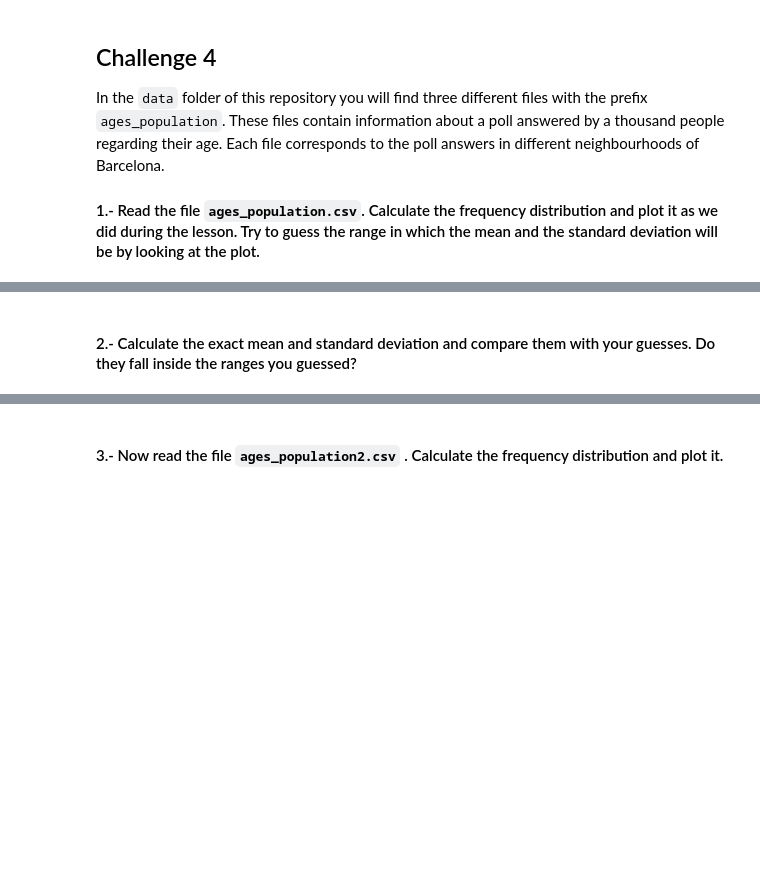
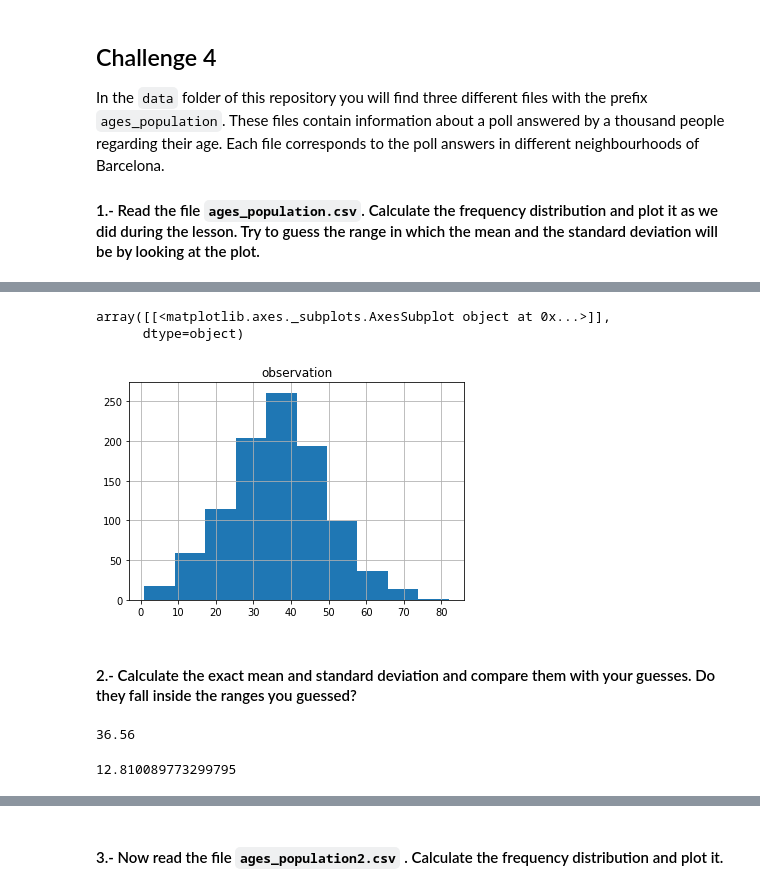
Before and after one commit to ta-data-bcn/descriptive-stats, a Jupyter notebook: your-code/main.ipynb, the cells around one changed output, grey strips where cells are left out. Cells and saved outputs as stored; diff of their text form; code cells hidden in the pictures; blank space fills up the shorter version.

Commit message:
Almost completed but quartile calculation

```diff
--- a/your-code/main.ipynb
+++ b/your-code/main.ipynb
@@ -252,0 +270,3 @@ In the `data` folder of this repository you will find three different files with
+# %%
+df_ages_population_raw = pd.read_csv("../data/ages_population.csv")
+df_ages_population_raw
@@ -253,2 +289,9 @@ In the `data` folder of this repository you will find three different files with
+# %%
+df_ages_population_raw = df_ages_population_raw.drop(columns = ["count"])
+df_ages_population_raw.hist()
+# %% [output]
+array([[<matplotlib.axes._subplots.AxesSubplot object at 0x...>]],
+      dtype=object)
+[figure, added]
 # %% [markdown]
 #### 2.- Calculate the exact mean and standard deviation and compare them with your guesses. Do they fall inside the ranges you guessed?
@@ -260,0 +298,21 @@ your comments here
+# %%
+"""As it is a normal distribution. I expect the mean to be in the center (before 40) and standard deviation
+should fall a bit more than 10 values to the right and left of the mean (range seens to contain around 68% of
+values)"""
+
+mean_ages_1 = mean_calculation_df(df_ages_population_raw, "observation")
+mean_ages_1
+# %% [output]
+36.56
+# %%
+def st_dev(df, mean, column):
+    temp = df.apply(lambda x: (x-mean)**2, axis=1)
+    summation = temp[column].sum()
+    denominator =  df.shape[0]
+    variance = summation / denominator
+    return variance**(1/2)
+
+st_dev_1 = st_dev(df_ages_population_raw, mean_ages, "observation")
+st_dev_1
+# %% [output]
+12.810089773299795
```
Also changed, not shown: parts of 44 cells of this notebook.
